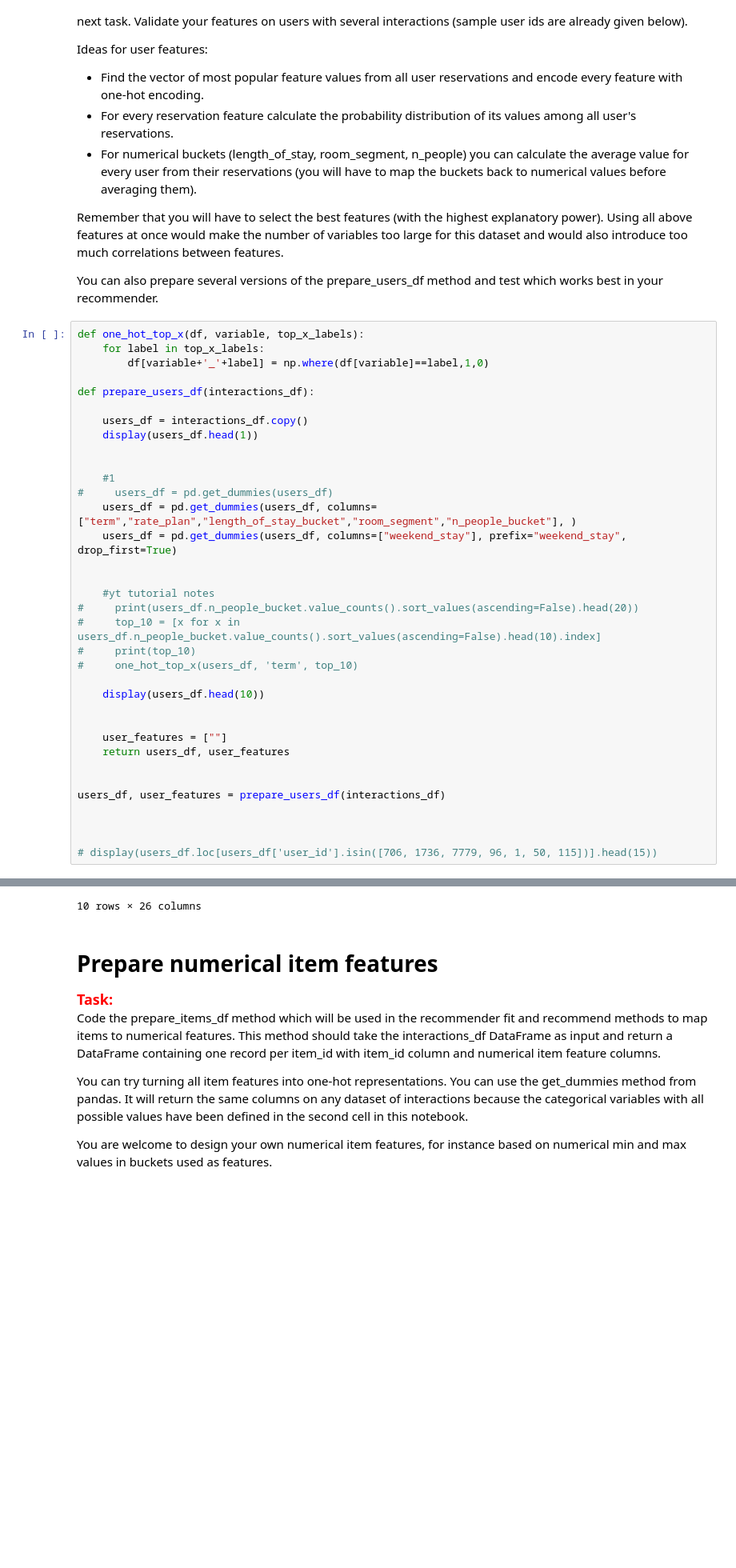
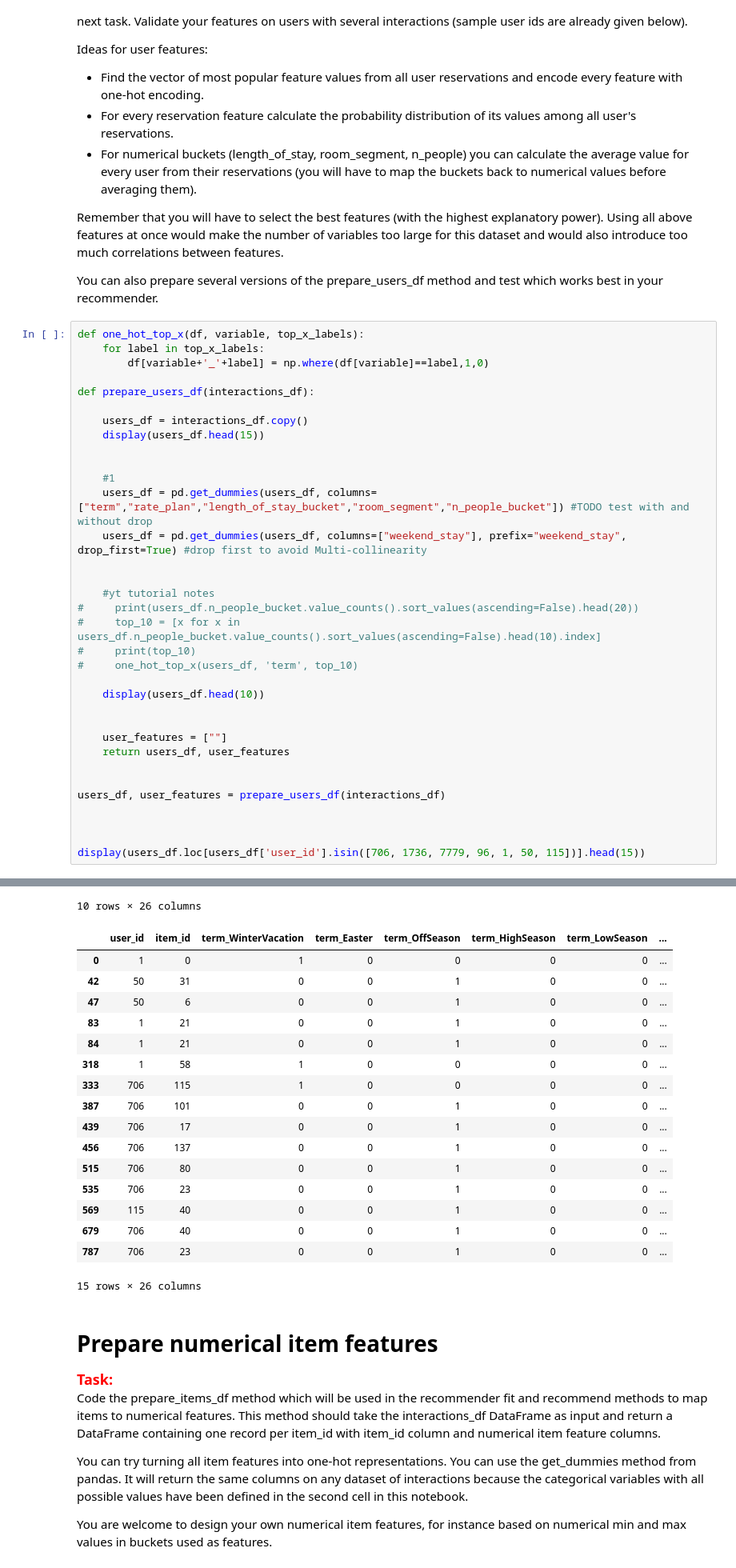
Before and after one commit to Thyme1/Systemy-Rekomendacyjne-Projekt-1, a Jupyter notebook: project_1_recommender_and_evaluation.ipynb, the cells around one changed output, grey strips where cells are left out. Shown: that part at 80% size. Saved outputs shown, nothing was run; the diff lists cells and outputs as text; blank space fills up the shorter version.

Commit message:
Finish one hot encoding for users

```diff
--- a/project_1_recommender_and_evaluation.ipynb
+++ b/project_1_recommender_and_evaluation.ipynb
@@ -96,13 +96,12 @@ def one_hot_top_x(df, variable, top_x_labels):
 def prepare_users_df(interactions_df):
 
     users_df = interactions_df.copy()
-    display(users_df.head(1))
+    display(users_df.head(15))
 
 
     #1
-#     users_df = pd.get_dummies(users_df)
-    users_df = pd.get_dummies(users_df, columns=["term","rate_plan","length_of_stay_bucket","room_segment","n_people_bucket"], )
-    users_df = pd.get_dummies(users_df, columns=["weekend_stay"], prefix="weekend_stay", drop_first=True)
+    users_df = pd.get_dummies(users_df, columns=["term","rate_plan","length_of_stay_bucket","room_segment","n_people_bucket"]) #TODO test with and without drop
+    users_df = pd.get_dummies(users_df, columns=["weekend_stay"], prefix="weekend_stay", drop_first=True) #drop first to avoid Multi-collinearity
 
 
     #yt tutorial notes
@@ -122,7 +121,7 @@ users_df, user_features = prepare_users_df(interactions_df)
 
 
 
-# display(users_df.loc[users_df['user_id'].isin([706, 1736, 7779, 96, 1, 50, 115])].head(15))
+display(users_df.loc[users_df['user_id'].isin([706, 1736, 7779, 96, 1, 50, 115])].head(15))
 # %% [output]
 |  | user_id | item_id | term | length_of_stay_bucket | rate_plan | room_segment | n_people_bucket | ... |
 | 0 | 1 | 0 | WinterVacation | [2-3] | Standard | [260-360] | [5-inf] | ... |
@@ -129,15 +142,32 @@ users_df, user_features = prepare_users_df(interactions_df)
 |  | user_id | item_id | term_WinterVacation | term_Easter | term_OffSeason | term_HighSeason | term_LowSeason | ... |
 | 0 | 1 | 0 | 1 | 0 | 0 | 0 | 0 | ... |
 | 1 | 2 | 1 | 1 | 0 | 0 | 0 | 0 | ... |
 | 2 | 3 | 2 | 1 | 0 | 0 | 0 | 0 | ... |
 | 3 | 4 | 3 | 1 | 0 | 0 | 0 | 0 | ... |
 | 4 | 5 | 4 | 1 | 0 | 0 | 0 | 0 | ... |
 | 5 | 6 | 5 | 0 | 1 | 0 | 0 | 0 | ... |
 | 6 | 7 | 6 | 0 | 0 | 1 | 0 | 0 | ... |
 | 7 | 8 | 7 | 0 | 0 | 0 | 1 | 0 | ... |
 | 8 | 9 | 8 | 0 | 0 | 0 | 1 | 0 | ... |
 | 9 | 8 | 7 | 0 | 0 | 0 | 1 | 0 | ... |
 10 rows × 26 columns
+|  | user_id | item_id | term_WinterVacation | term_Easter | term_OffSeason | term_HighSeason | term_LowSeason | ... |
+| 0 | 1 | 0 | 1 | 0 | 0 | 0 | 0 | ... |
+| 42 | 50 | 31 | 0 | 0 | 1 | 0 | 0 | ... |
+| 47 | 50 | 6 | 0 | 0 | 1 | 0 | 0 | ... |
+| 83 | 1 | 21 | 0 | 0 | 1 | 0 | 0 | ... |
+| 84 | 1 | 21 | 0 | 0 | 1 | 0 | 0 | ... |
+| 318 | 1 | 58 | 1 | 0 | 0 | 0 | 0 | ... |
+| 333 | 706 | 115 | 1 | 0 | 0 | 0 | 0 | ... |
+| 387 | 706 | 101 | 0 | 0 | 1 | 0 | 0 | ... |
+| 439 | 706 | 17 | 0 | 0 | 1 | 0 | 0 | ... |
+| 456 | 706 | 137 | 0 | 0 | 1 | 0 | 0 | ... |
+| 515 | 706 | 80 | 0 | 0 | 1 | 0 | 0 | ... |
+| 535 | 706 | 23 | 0 | 0 | 1 | 0 | 0 | ... |
+| 569 | 115 | 40 | 0 | 0 | 1 | 0 | 0 | ... |
+| 679 | 706 | 40 | 0 | 0 | 1 | 0 | 0 | ... |
+| 787 | 706 | 23 | 0 | 0 | 1 | 0 | 0 | ... |
+15 rows × 26 columns
 # %% [markdown]
 # Prepare numerical item features
 
```
Also changed, not shown: parts of 1 cell of this notebook.
